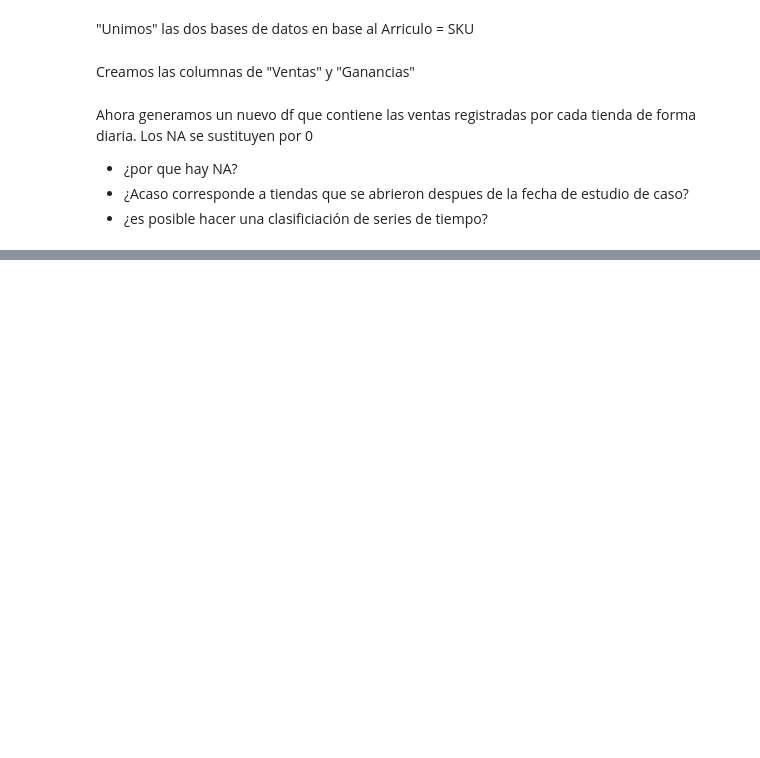
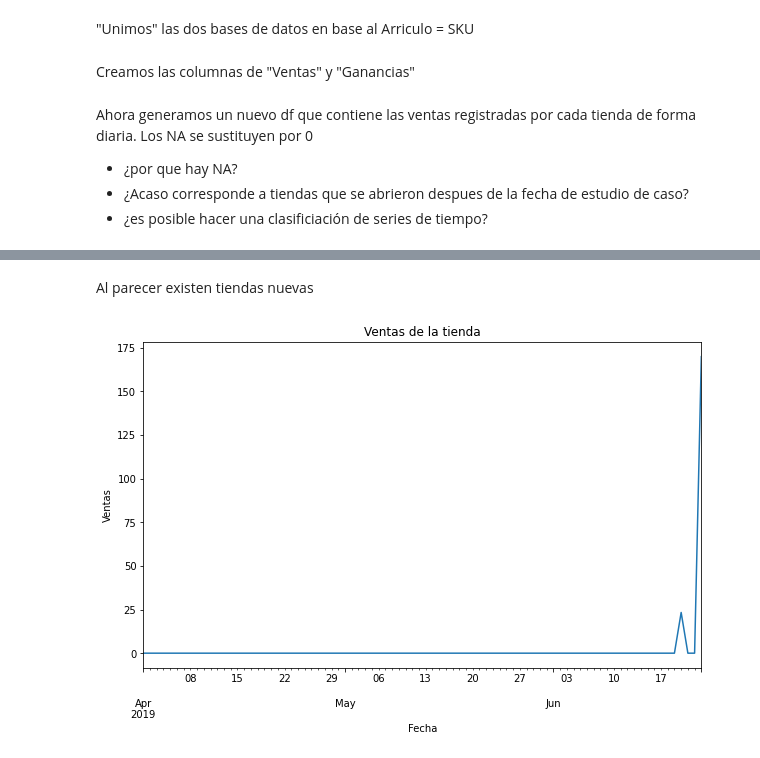
Before and after one commit to PedroAdair/PronosticoVentas, a Jupyter notebook: Clustering_series_tiempo.ipynb, the cells around one changed output, grey strips where cells are left out. Cells and saved outputs as stored; diff of their text form; code cells hidden in the pictures; blank space fills up the shorter version.

```diff
--- a/Clustering_series_tiempo.ipynb
+++ b/Clustering_series_tiempo.ipynb
@@ -73,0 +95,18 @@ ventas_tiendas
+# %%
+import matplotlib.pyplot as plt
+def ventas_tienda(LOC_num):
+  # Seleccionar la primera fila del dataframe
+  ventas_primera_tienda = ventas_tiendas.iloc[LOC_num-1]
+
+  # Hacer el plot de la serie de tiempo
+  ventas_primera_tienda.plot(figsize=(10, 6))
+  plt.title(f'Ventas de la tienda')
+  plt.xlabel('Fecha')
+  plt.ylabel('Ventas')
+  plt.show()
+# %% [markdown]
+Al parecer existen tiendas nuevas
+# %%
+ventas_tienda(417)
+# %% [output]
+[figure, added]
```
Also changed, not shown: parts of 27 cells of this notebook.
